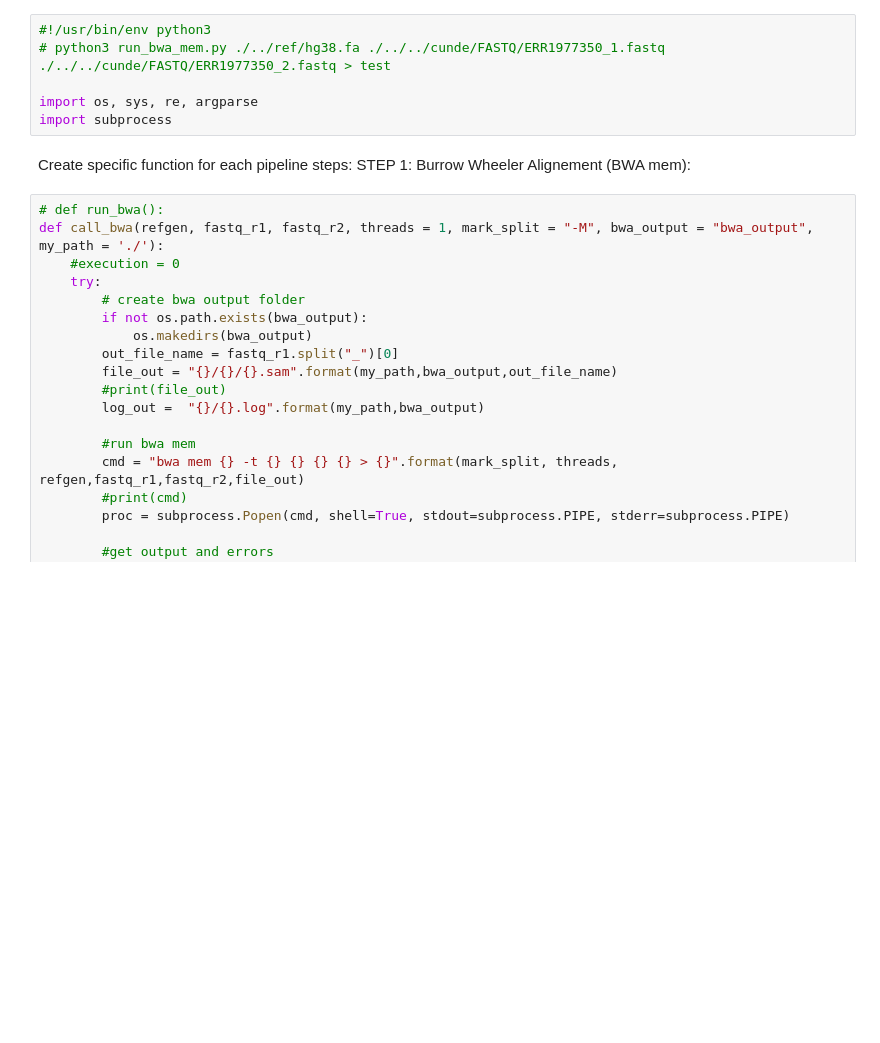
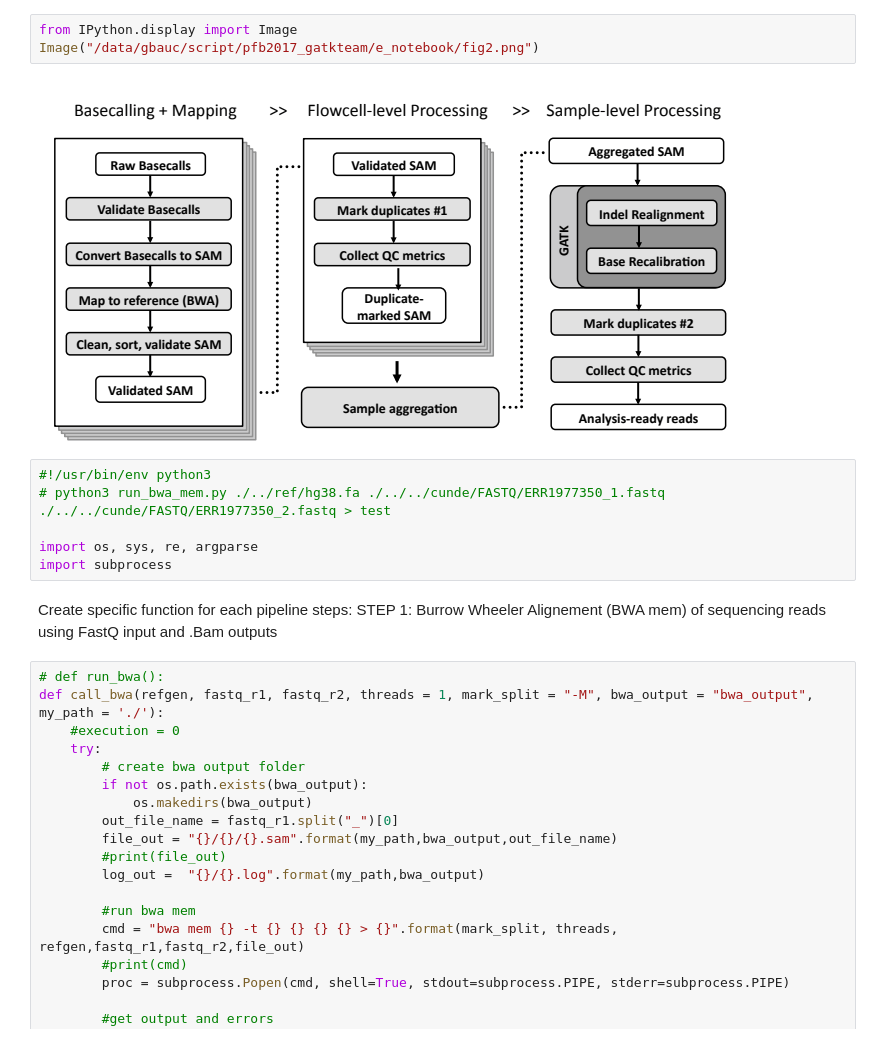
Before and after one commit to underbais/pfb2017_gatkteam, a Jupyter notebook: e_notebook/GATK_pipeline.ipynb, the cells around one changed output. Saved outputs shown, nothing was run; the diff lists cells and outputs as text; blank space fills up the shorter version.

```diff
--- a/e_notebook/GATK_pipeline.ipynb
+++ b/e_notebook/GATK_pipeline.ipynb
@@ -1,3 +8,8 @@
+# %%
+from IPython.display import Image
+Image("/data/gbauc/script/pfb2017_gatkteam/e_notebook/fig2.png")
+# %% [output]
+[figure, added]
 # %%
 #!/usr/bin/env python3
 # python3 run_bwa_mem.py ./../ref/hg38.fa ./../../cunde/FASTQ/ERR1977350_1.fastq ./../../cunde/FASTQ/ERR1977350_2.fastq > test
@@ -6,7 +18,7 @@ import os, sys, re, argparse
 import subprocess
 # %% [markdown]
 Create specific function for each pipeline steps:
-STEP 1: Burrow Wheeler Alignement (BWA mem):
+STEP 1: Burrow Wheeler Alignement (BWA mem) of sequencing reads using FastQ input and .Bam outputs
 # %%
 # def run_bwa():
 def call_bwa(refgen, fastq_r1, fastq_r2, threads = 1, mark_split = "-M", bwa_output = "bwa_output", my_path = './'):
```
Also changed, not shown: parts of 7 cells of this notebook.
